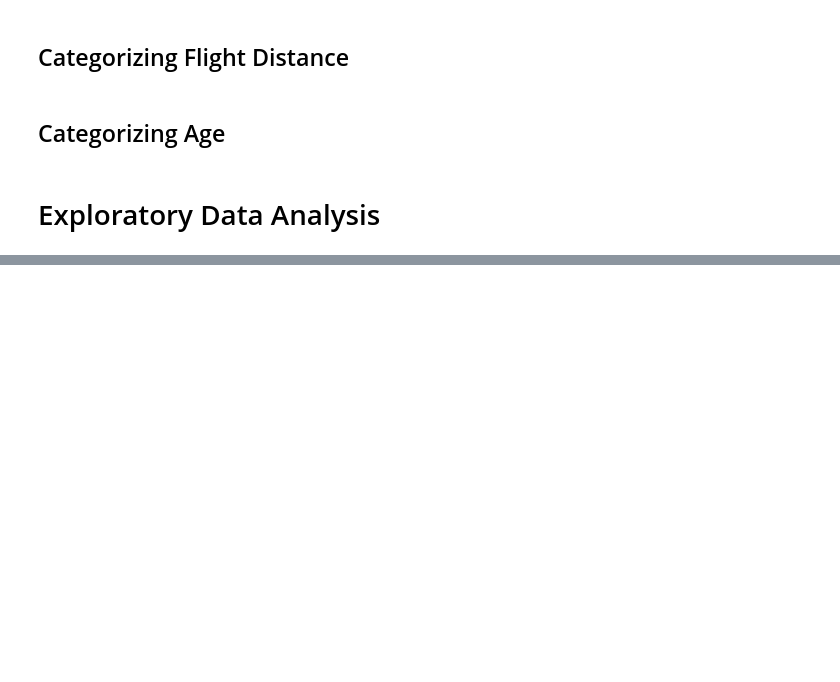
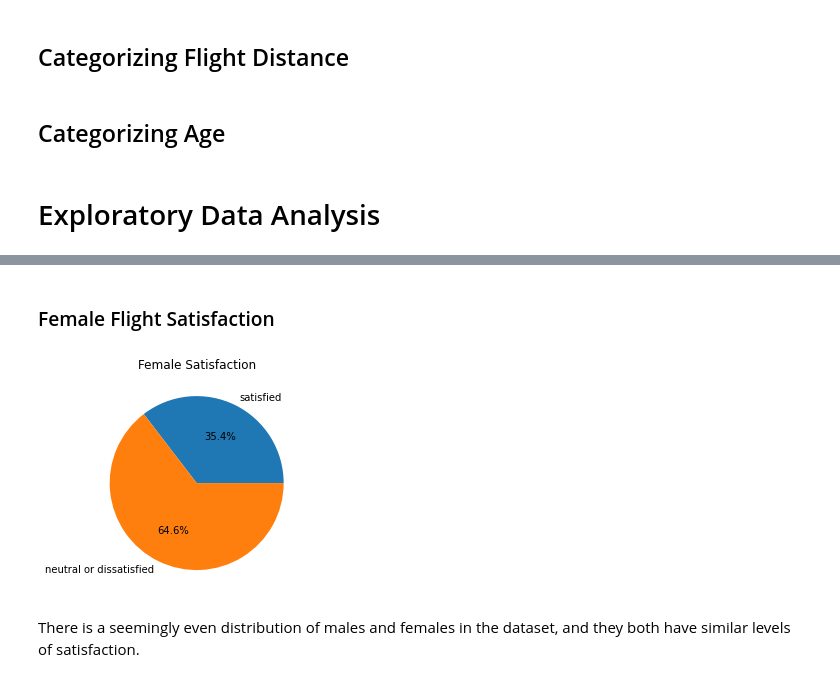
Before and after one commit to aidanlewilewi/322Project, a Jupyter notebook: eda.ipynb, the cells around one changed output, grey strips where cells are left out. Drawn from its saved outputs; the diff is of its cells as text; code cells hidden in the pictures; blank space fills up the shorter version.

```diff
--- a/eda.ipynb
+++ b/eda.ipynb
@@ -79,3 +111,11 @@ plotutils.plot_histogram(type, 'Distribution of Types of Customer', 'Type', 'Tot
+# %% [markdown]
+### Female Flight Satisfaction
+# %%
+plotutils.plot_pie_chart(['satisfied', 'neutral or dissatisfied'], [femaleCount, totalFemale - femaleCount], 'Female Satisfaction')
+# %% [output]
+[figure, added]
+# %% [markdown]
+There is a seemingly even distribution of males and females in the dataset, and they both have similar levels of satisfaction.
 # %%
 k = 10
 
```
Also changed, not shown: parts of 9 cells of this notebook.
